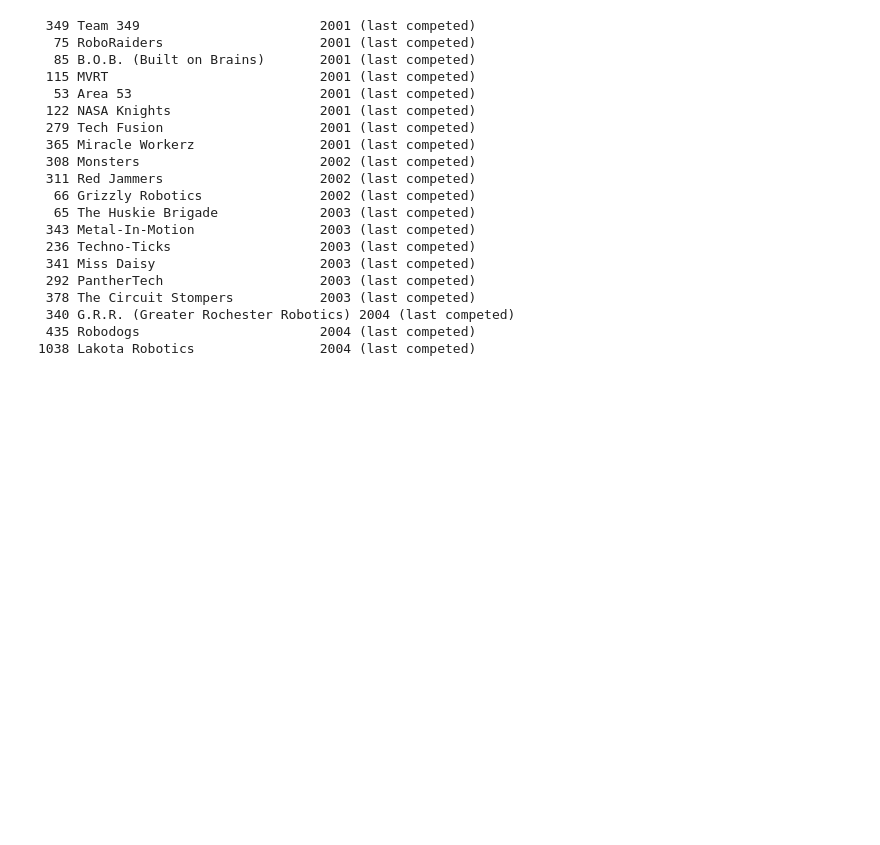
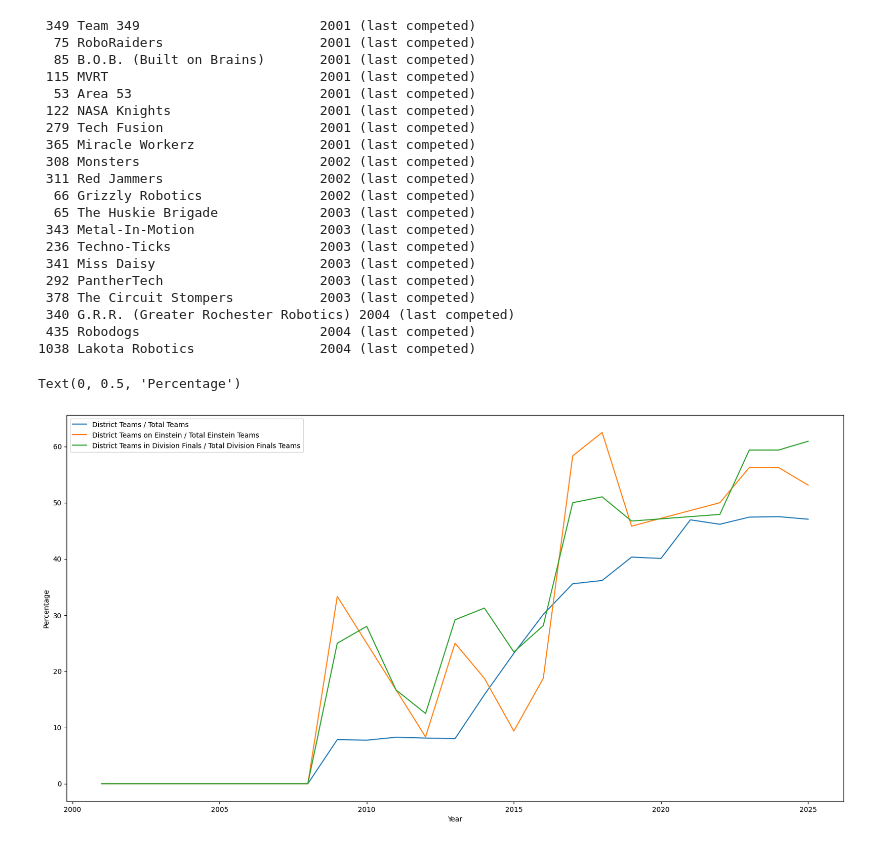
Before and after one commit to pigrammer3/regional-points, a Jupyter notebook: einstein.ipynb, the cells around one changed output. Drawn from its saved outputs; the diff is of its cells as text; code cells hidden in the pictures; blank space fills up the shorter version.

Commit message:
regionals/districts comp

```diff
--- a/einstein.ipynb
+++ b/einstein.ipynb
@@ -19,6 +20,8 @@ win_years: dict[str, list[int]] = defaultdict(list)
 div_finalists: dict[str, list[int]] = defaultdict(list)
 cmp_finalists: dict[str, list[int]] = defaultdict(list)
 team_seasons: dict[str, set[int]] = defaultdict(set)
+einstein: dict[int, set[str]] = defaultdict(set)
+div_finalists_by_year: dict[int, set[str]] = defaultdict(set)
 
 for year in trange(2001, 2026, desc="Fetching years"):
     events: list[Event] = session.get(f"{ROOT_URL}/events/{year}").json()
@@ -29,9 +32,11 @@ for year in trange(2001, 2026, desc="Fetching years"):
                 if award["award_type"] == 1:
                     for recipient in award["recipient_list"]:
                         einstein_years[recipient["team_key"]].append(year)
+                        einstein[year].add(recipient["team_key"])
                 elif award["award_type"] == 2:
                     for recipient in award["recipient_list"]:
                         div_finalists[recipient["team_key"]].append(year)
+                        div_finalists_by_year[year].add(recipient["team_key"])
             teams: list[str] = session.get(f"{ROOT_URL}/event/{event['key']}/teams/keys").json()
             for team_key in teams:
                 cmp_years[team_key].append(year)
@@ -402,0 +477,42 @@ for team_key, last in sorted(
+# %%
+plt.rcParams["figure.figsize"] = (20, 10)
+
+plt.plot(
+    list(range(2001, 2026)),
+    [
+        len(district_teams[year]) / len(teams_that_year[year]) * 100
+        for year in range(2001, 2026)
+    ],
+    label="District Teams / Total Teams",
+)
+
+plt.plot(
+    [year for year in range(2001, 2026) if einstein[year]],
+    [
+        sum(team_key in district_teams[year] for team_key in einstein[year])
+        / len(einstein[year])
+        * 100
+        for year in range(2001, 2026)
+        if einstein[year]
+    ],
+    label="District Teams on Einstein / Total Einstein Teams",
+)
+
+plt.plot(
+    [year for year in range(2001, 2026) if einstein[year]],
+    [
+        sum(team_key in district_teams[year] for team_key in einstein[year] | div_finalists_by_year[year])
+        / len(einstein[year] | div_finalists_by_year[year])
+        * 100
+        for year in range(2001, 2026)
+        if einstein[year]
+    ],
+    label="District Teams in Division Finals / Total Division Finals Teams",
+)
+
+plt.legend()
+plt.xlabel("Year")
+plt.ylabel("Percentage")
+# %% [output]
+Text(0, 0.5, 'Percentage')
+[figure, added]
```
Also changed, not shown: parts of 3 cells of this notebook.
